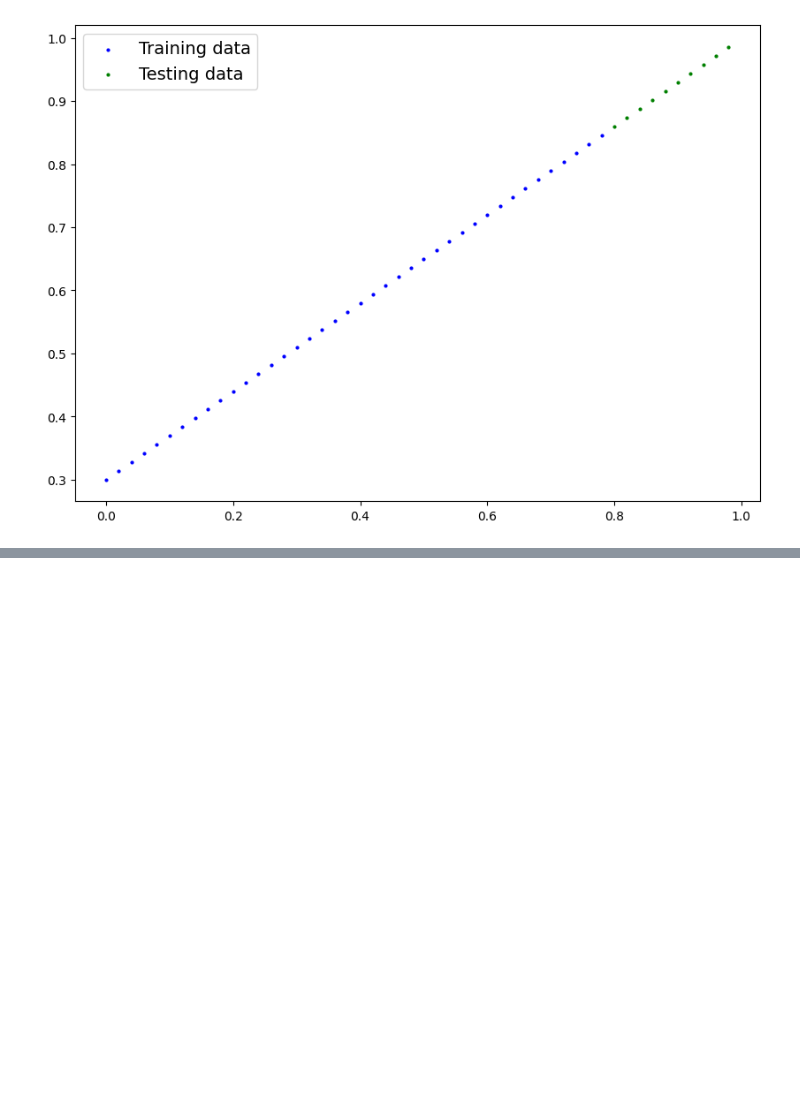
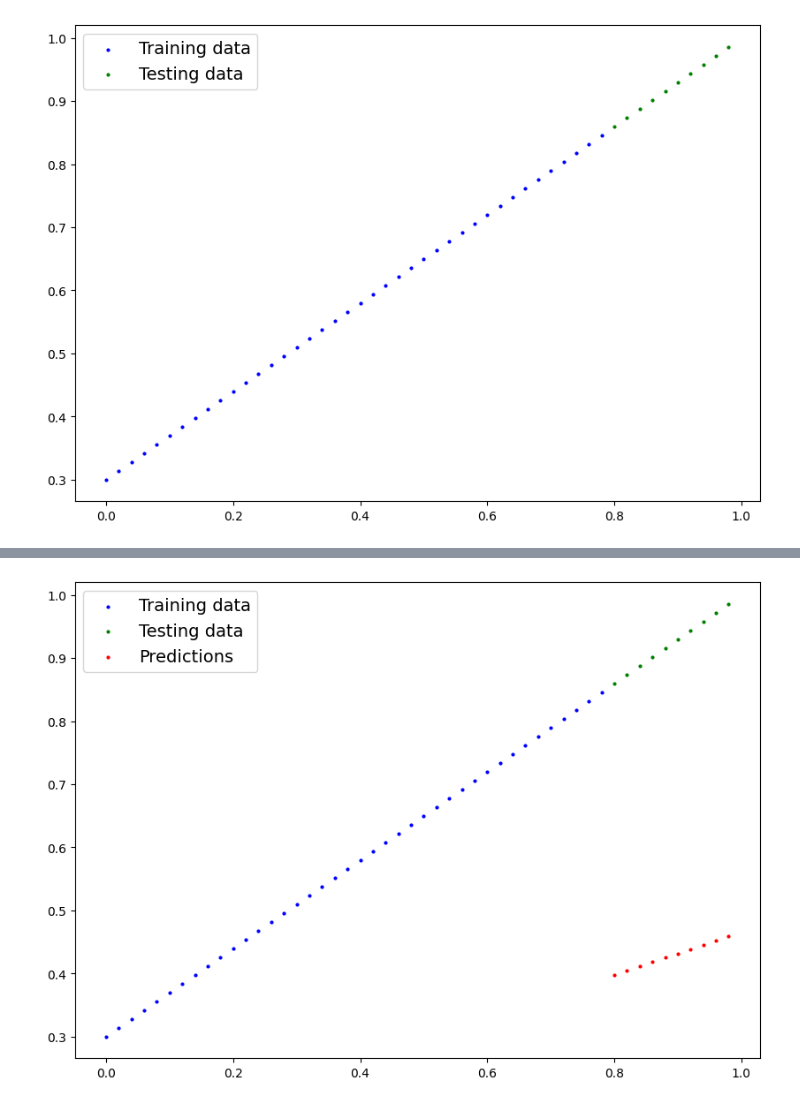
Before and after one commit to Hanifemam/mytorch, a Jupyter notebook: udemy/note1.ipynb, the cells around one changed output, grey strips where cells are left out. Drawn from its saved outputs; the diff is of its cells as text; code cells hidden in the pictures; blank space fills up the shorter version.

```diff
--- a/udemy/note1.ipynb
+++ b/udemy/note1.ipynb
@@ -80,7 +80,7 @@ plot_predictions()
 [figure]
 # %%
 from torch import nn
-class LinearRegssion(nn.Module):
+class LinearRegression(nn.Module):
     def __init__(self):
         super().__init__()
         self.weights = nn.Parameter(torch.randn(1,
@@ -94,6 +94,6 @@ class LinearRegssion(nn.Module):
         return x * self.weights + self.bias
 # %%
 torch.manual_seed(42)
-model = LinearRegssion()
+model_0 = LinearRegression()
 list(model.parameters())
 # %% [output]
@@ -103,0 +101,4 @@ list(model.parameters())
+# %%
+with torch.no_grad():
+    y_preds = model_0(X_test)
+print(y_preds)
@@ -103,0 +116,4 @@ list(model.parameters())
+# %%
+plot_predictions(predictions=y_preds)
+# %% [output]
+[figure, added]
```
Also changed, not shown: parts of 4 cells of this notebook.
